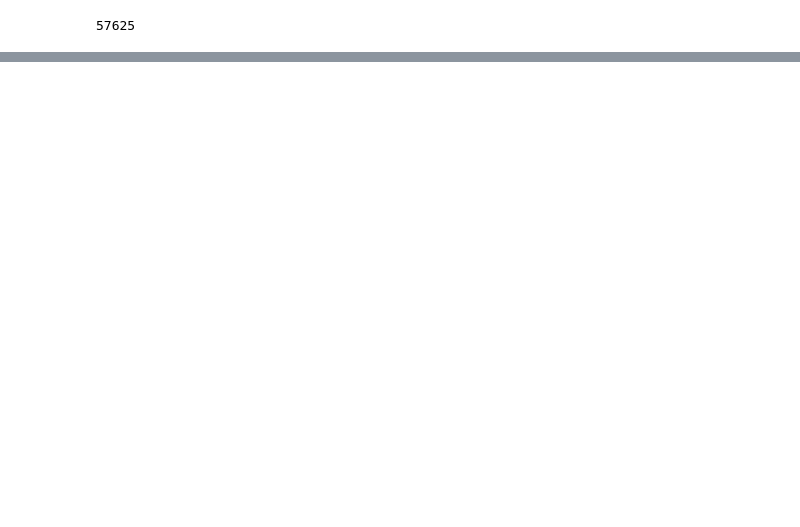
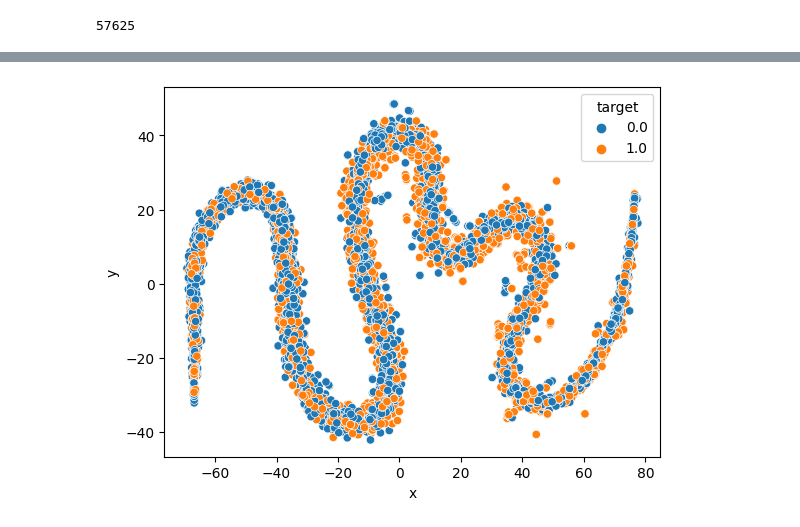
Before and after one commit to Shubham-M-Rathod/twitter-analysis-disaster, a Jupyter notebook: nlp_twitter_dataset_analysis.ipynb, the cells around one changed output, grey strips where cells are left out. Drawn from its saved outputs; the diff is of its cells as text; code cells hidden in the pictures; blank space fills up the shorter version.

```diff
--- a/nlp_twitter_dataset_analysis.ipynb
+++ b/nlp_twitter_dataset_analysis.ipynb
@@ -131,0 +146,6 @@ for sent in list_of_sent:
+# %%
+tsne_plot_df = pd.DataFrame(data=tsne_plot, columns=['x','y','target'])
+sns.scatterplot(data=tsne_plot_df, x='x', y='y', hue='target')
+plt.show()
+# %% [output]
+[figure, added]
```
Also changed, not shown: parts of 17 cells of this notebook.
